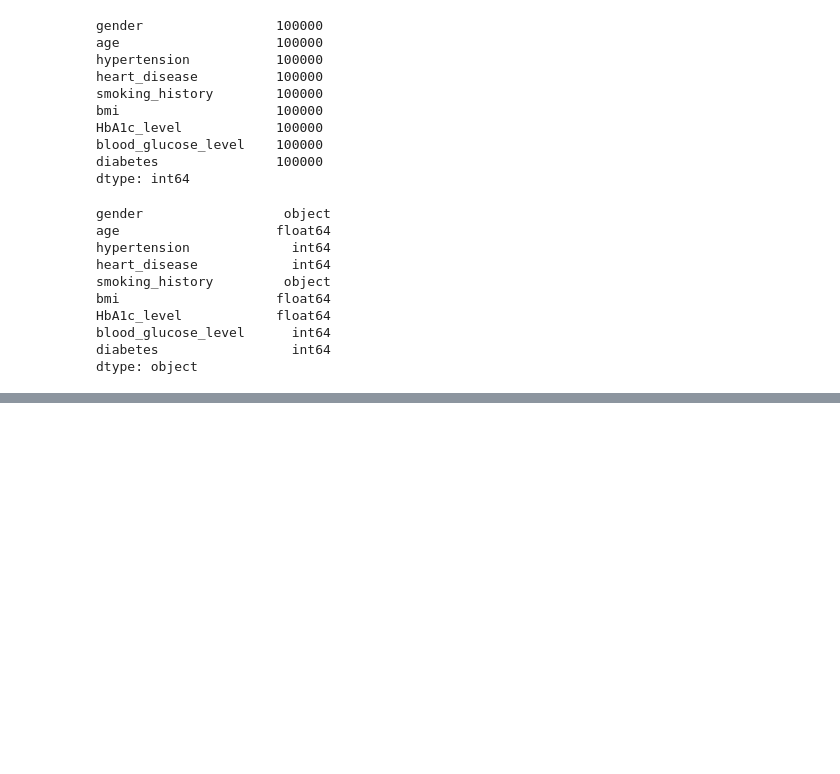
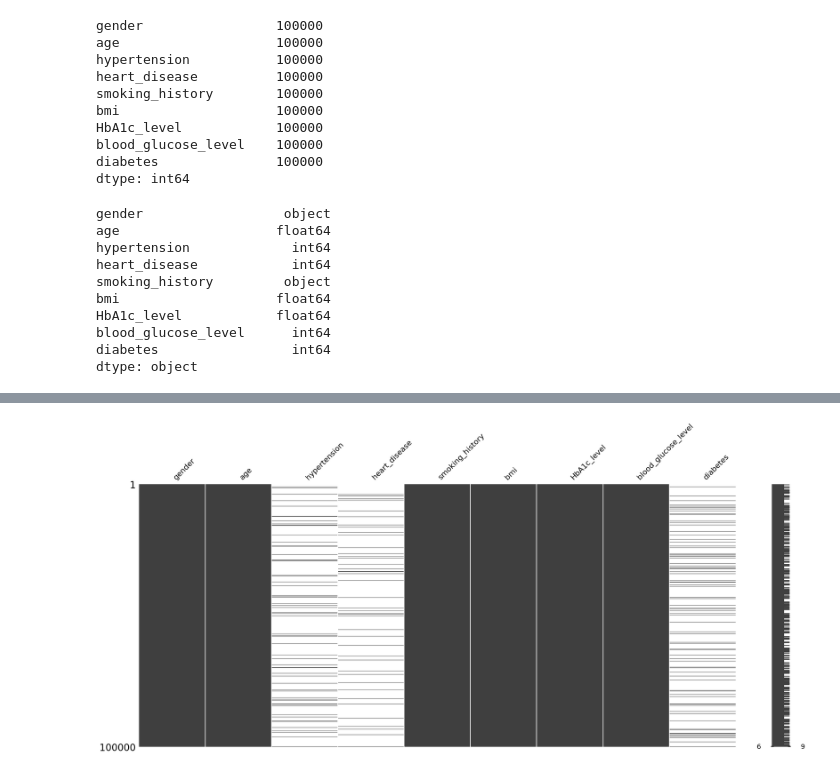
Before and after one commit to PedroHudson/PUC_aulas, a Jupyter notebook: MVP_teste.ipynb, the cells around one changed output, grey strips where cells are left out. Cells and saved outputs as stored; diff of their text form; code cells hidden in the pictures; blank space fills up the shorter version.

```diff
--- a/MVP_teste.ipynb
+++ b/MVP_teste.ipynb
@@ -94,0 +141,8 @@ dataset.head()
+# %%
+# Salvando um novo dataset para o tratamento de Missings
+
+dataset.replace(0, np.nan, inplace=True)
+
+ms.matrix(dataset);
+# %% [output]
+[figure, added]
```
Also changed, not shown: parts of 13 cells of this notebook.
